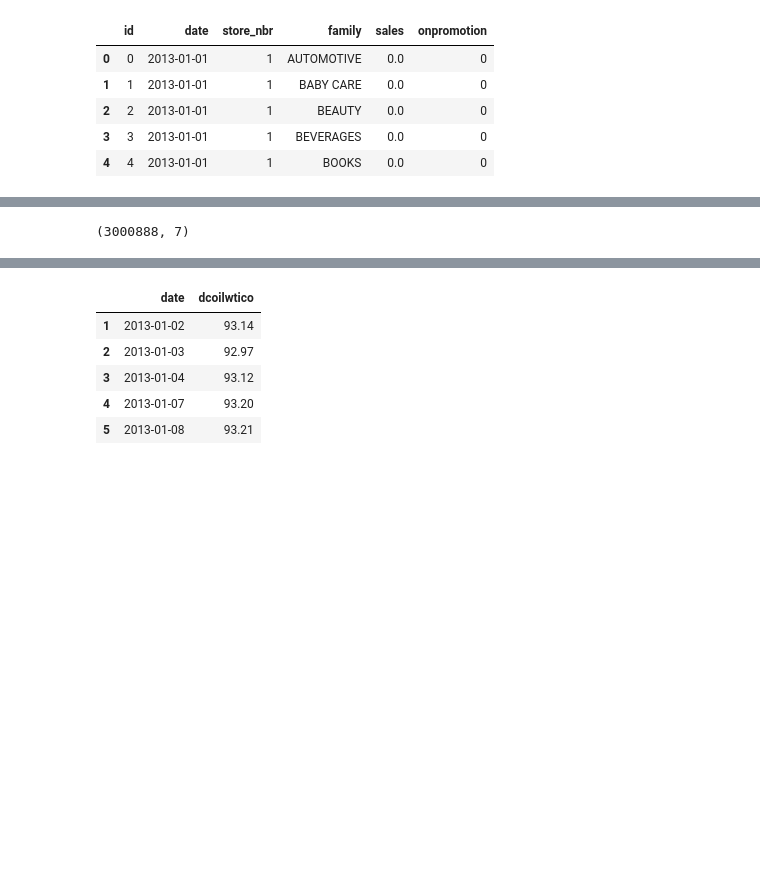
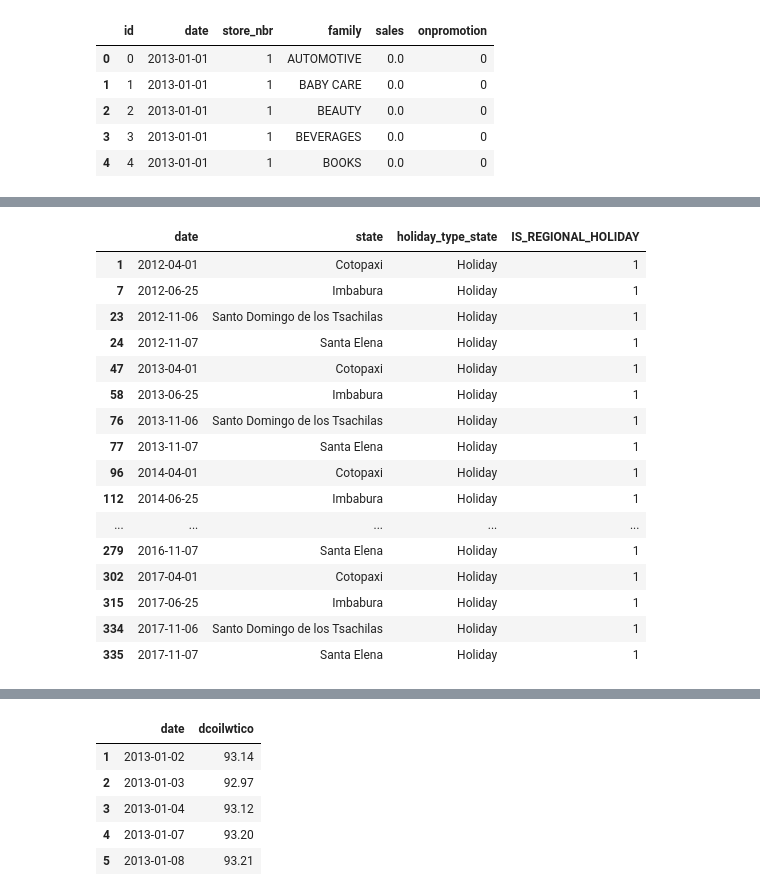
Before and after one commit to divaynagpal/MS422FinalProject, a Jupyter notebook: Flatten_table.ipynb, the cells around one changed output, grey strips where cells are left out. Drawn from its saved outputs; the diff is of its cells as text; code cells hidden in the pictures; blank space fills up the shorter version.

```diff
--- a/Flatten_table.ipynb
+++ b/Flatten_table.ipynb
@@ -44,4 +111,25 @@ train_data = pd.merge(train_data, he_df[he_df['holiday_type'] == 'Holiday'][['da
-# %%
-train_data.shape
-# %% [output]
-(3000888, 7)
+# %%
+#Divide the he_df with types of locale = regional
+
+he_df_regional  = he_df.loc[he_df['locale'] == 'Regional',['date','state','holiday_type']]
+he_df_regional  = he_df_regional.rename(columns = {'holiday_type' : 'holiday_type_state' })
+he_df_regional['IS_REGIONAL_HOLIDAY'] = 1
+he_df_regional
+# %% [output]
+|  | date | state | holiday_type_state | IS_REGIONAL_HOLIDAY |
+| 1 | 2012-04-01 | Cotopaxi | Holiday | 1 |
+| 7 | 2012-06-25 | Imbabura | Holiday | 1 |
+| 23 | 2012-11-06 | Santo Domingo de los Tsachilas | Holiday | 1 |
+| 24 | 2012-11-07 | Santa Elena | Holiday | 1 |
+| 47 | 2013-04-01 | Cotopaxi | Holiday | 1 |
+| 58 | 2013-06-25 | Imbabura | Holiday | 1 |
+| 76 | 2013-11-06 | Santo Domingo de los Tsachilas | Holiday | 1 |
+| 77 | 2013-11-07 | Santa Elena | Holiday | 1 |
+| 96 | 2014-04-01 | Cotopaxi | Holiday | 1 |
+| 112 | 2014-06-25 | Imbabura | Holiday | 1 |
+| ... | ... | ... | ... | ... |
+| 279 | 2016-11-07 | Santa Elena | Holiday | 1 |
+| 302 | 2017-04-01 | Cotopaxi | Holiday | 1 |
+| 315 | 2017-06-25 | Imbabura | Holiday | 1 |
+| 334 | 2017-11-06 | Santo Domingo de los Tsachilas | Holiday | 1 |
+| 335 | 2017-11-07 | Santa Elena | Holiday | 1 |
```
Also changed, not shown: parts of 22 cells of this notebook.
